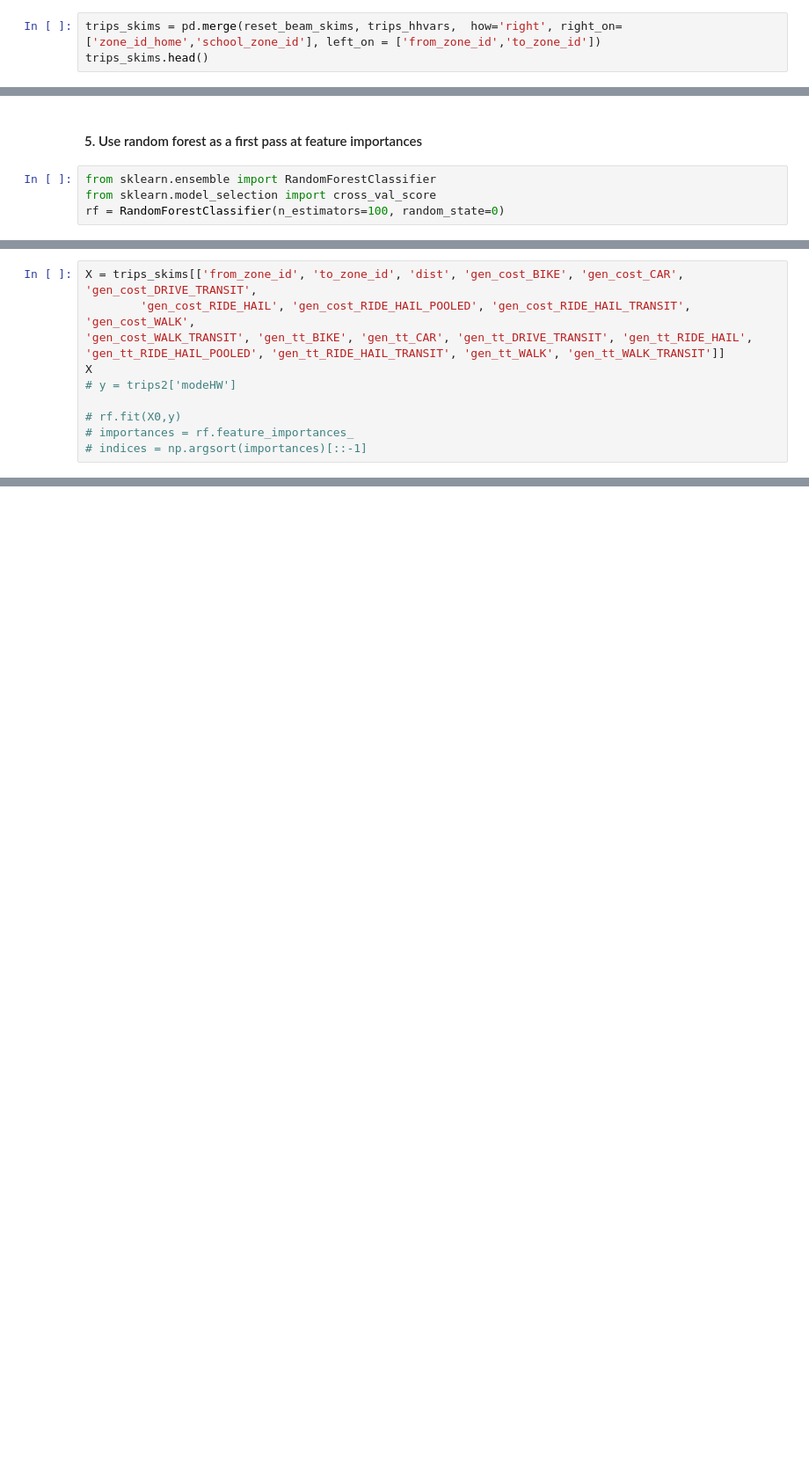
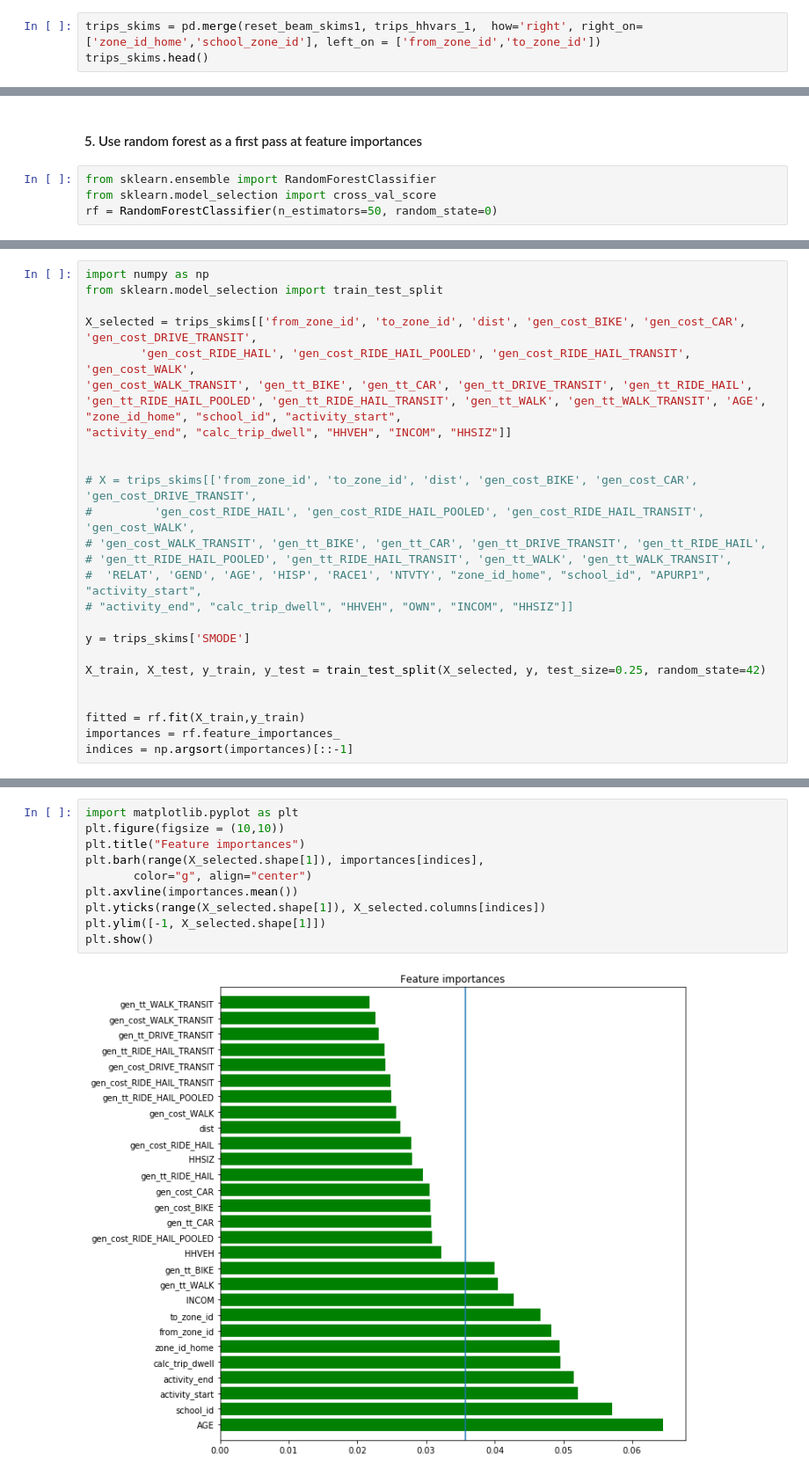
Before and after one commit to ual/ual_model_workspace, a Jupyter notebook: spring-2019-models/notebooks-amelia/school mode choice estimation.ipynb, the cells around one changed output, grey strips where cells are left out. Shown: that part at 88% size. Cells and saved outputs as stored; diff of their text form; blank space fills up the shorter version.

Commit message:
random forest feat selection

```diff
--- a/spring-2019-models/notebooks-amelia/school mode choice estimation.ipynb
+++ b/spring-2019-models/notebooks-amelia/school mode choice estimation.ipynb
@@ -157,5 +203,5 @@ reset_beam_skims.head()
 # %%
-trips_skims = pd.merge(reset_beam_skims, trips_hhvars,  how='right', right_on=['zone_id_home','school_zone_id'], left_on = ['from_zone_id','to_zone_id'])
+trips_skims = pd.merge(reset_beam_skims1, trips_hhvars_1,  how='right', right_on=['zone_id_home','school_zone_id'], left_on = ['from_zone_id','to_zone_id'])
 trips_skims.head()
 # %% [output]
 |  | from_zone_id | to_zone_id | dist | gen_cost_BIKE | gen_cost_CAR | gen_cost_DRIVE_TRANSIT | ... |
@@ -191,4 +237,4 @@ hh_size_4plusper
 # %%
 from sklearn.ensemble import RandomForestClassifier
 from sklearn.model_selection import cross_val_score
-rf = RandomForestClassifier(n_estimators=100, random_state=0)
+rf = RandomForestClassifier(n_estimators=50, random_state=0)
@@ -195,11 +262,26 @@ rf = RandomForestClassifier(n_estimators=100, random_state=0)
 # %%
-X = trips_skims[['from_zone_id', 'to_zone_id', 'dist', 'gen_cost_BIKE', 'gen_cost_CAR', 'gen_cost_DRIVE_TRANSIT',
+import numpy as np
+from sklearn.model_selection import train_test_split
+
+X_selected = trips_skims[['from_zone_id', 'to_zone_id', 'dist', 'gen_cost_BIKE', 'gen_cost_CAR', 'gen_cost_DRIVE_TRANSIT',
         'gen_cost_RIDE_HAIL', 'gen_cost_RIDE_HAIL_POOLED', 'gen_cost_RIDE_HAIL_TRANSIT', 'gen_cost_WALK',
 'gen_cost_WALK_TRANSIT', 'gen_tt_BIKE', 'gen_tt_CAR', 'gen_tt_DRIVE_TRANSIT', 'gen_tt_RIDE_HAIL',
-'gen_tt_RIDE_HAIL_POOLED', 'gen_tt_RIDE_HAIL_TRANSIT', 'gen_tt_WALK', 'gen_tt_WALK_TRANSIT']]
-X
-# y = trips2['modeHW']
+'gen_tt_RIDE_HAIL_POOLED', 'gen_tt_RIDE_HAIL_TRANSIT', 'gen_tt_WALK', 'gen_tt_WALK_TRANSIT', 'AGE', "zone_id_home", "school_id", "activity_start",
+"activity_end", "calc_trip_dwell", "HHVEH", "INCOM", "HHSIZ"]]
 
-# rf.fit(X0,y)
-# importances = rf.feature_importances_
-# indices = np.argsort(importances)[::-1]
+
+# X = trips_skims[['from_zone_id', 'to_zone_id', 'dist', 'gen_cost_BIKE', 'gen_cost_CAR', 'gen_cost_DRIVE_TRANSIT',
+#         'gen_cost_RIDE_HAIL', 'gen_cost_RIDE_HAIL_POOLED', 'gen_cost_RIDE_HAIL_TRANSIT', 'gen_cost_WALK',
+# 'gen_cost_WALK_TRANSIT', 'gen_tt_BIKE', 'gen_tt_CAR', 'gen_tt_DRIVE_TRANSIT', 'gen_tt_RIDE_HAIL',
+# 'gen_tt_RIDE_HAIL_POOLED', 'gen_tt_RIDE_HAIL_TRANSIT', 'gen_tt_WALK', 'gen_tt_WALK_TRANSIT',
+#  'RELAT', 'GEND', 'AGE', 'HISP', 'RACE1', 'NTVTY', "zone_id_home", "school_id", "APURP1", "activity_start",
+# "activity_end", "calc_trip_dwell", "HHVEH", "OWN", "INCOM", "HHSIZ"]]
+
+y = trips_skims['SMODE']
+
+X_train, X_test, y_train, y_test = train_test_split(X_selected, y, test_size=0.25, random_state=42)
+
+
+fitted = rf.fit(X_train,y_train)
+importances = rf.feature_importances_
+indices = np.argsort(importances)[::-1]
@@ -224,0 +288,12 @@ X
+# %%
+import matplotlib.pyplot as plt
+plt.figure(figsize = (10,10))
+plt.title("Feature importances")
+plt.barh(range(X_selected.shape[1]), importances[indices],
+       color="g", align="center")
+plt.axvline(importances.mean())
+plt.yticks(range(X_selected.shape[1]), X_selected.columns[indices])
+plt.ylim([-1, X_selected.shape[1]])
+plt.show()
+# %% [output]
+[figure, added]
```
Also changed, not shown: parts of 15 cells of this notebook.
